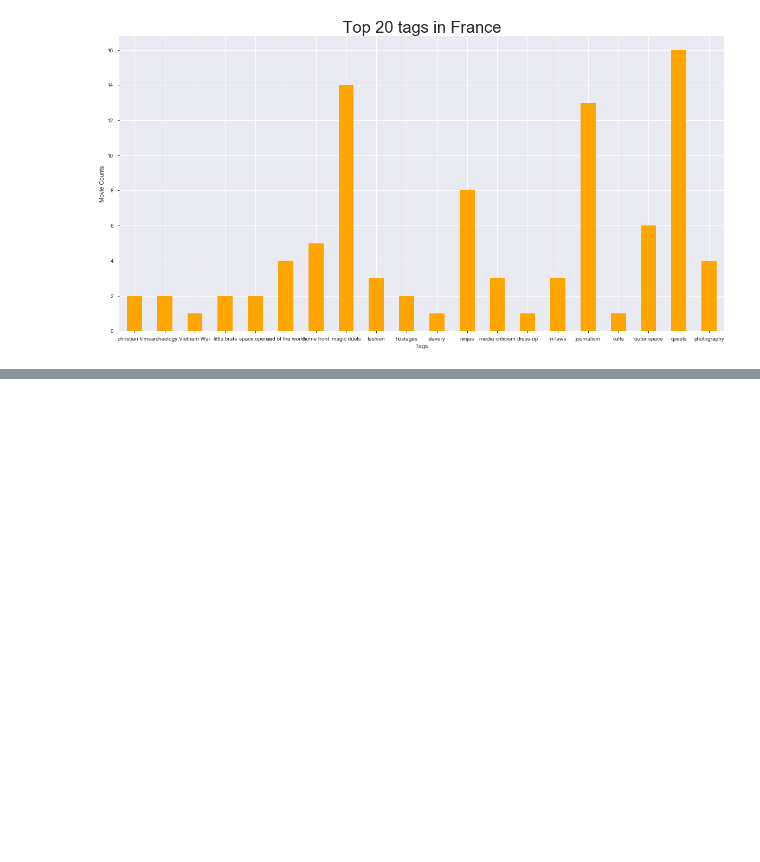
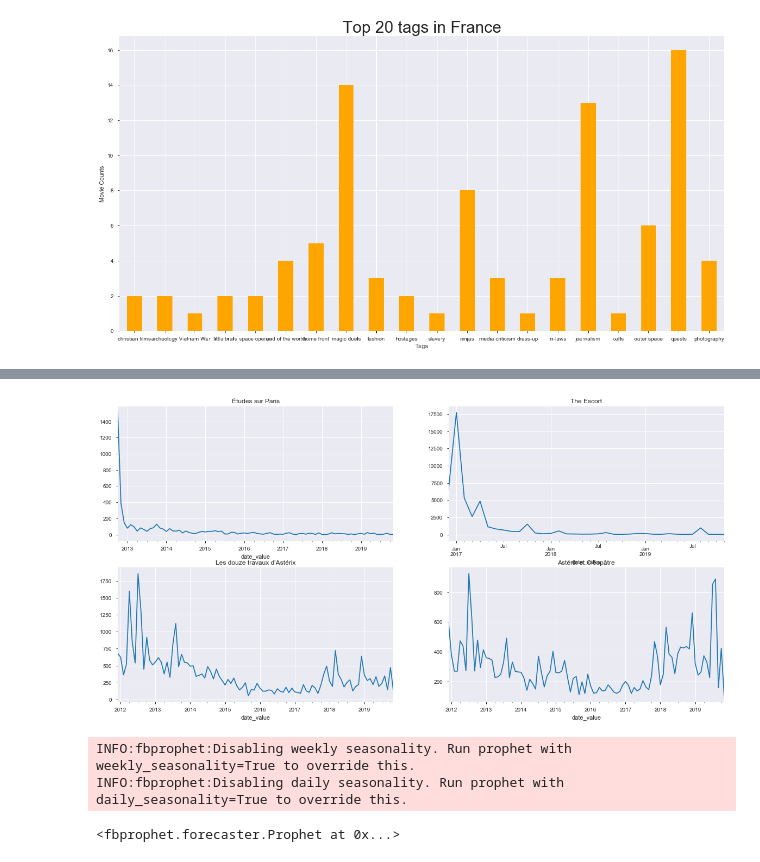
Before and after one commit to SapiensZ/UnderTheMilkyWay, a Jupyter notebook: FR - Ru.ipynb, the cells around one changed output, grey strips where cells are left out. Drawn from its saved outputs; the diff is of its cells as text; code cells hidden in the pictures; blank space fills up the shorter version.

Commit message:
Revenue predictions given monthly transaction history

```diff
--- a/FR - Ru.ipynb
+++ b/FR - Ru.ipynb
@@ -59,0 +64,2 @@ plt.xticks(rotation=0)
+# %%
+df = pd.read_csv("UMW_FR_reduced.csv", sep=",", parse_dates=['date_value'], index_col=['date_value'])
@@ -59,0 +68,4 @@ plt.xticks(rotation=0)
+# %%
+#Revenue by movie
+data = df.groupby('original_title')['royalties_paid_eur'].sum().sort_values()
+data
@@ -59,0 +86,14 @@ plt.xticks(rotation=0)
+# %%
+#Revenue by time for four random chosen movies - we may need to find a metric to do the clustering
+
+movies = ['Études sur Paris', 'The Escort', "Les douze travaux d'Astérix", 'Astérix et Cléopâtre']
+
+fig, axes = plt.subplots(2, 2, figsize=(20, 20))
+axes = axes.ravel()
+for i in range(len(movies)):
+    axes[i].set_title(movies[i])
+    mask = df['original_title'] == movies[i]
+    data = df[mask].resample('1M')['royalties_paid_eur'].sum()
+    data.plot.line(figsize = (20, 10), ax=axes[i])
+# %% [output]
+[figure, added]
@@ -59,0 +109,6 @@ plt.xticks(rotation=0)
+# %%
+model.fit(data)
+# %% [output]
+INFO:fbprophet:Disabling weekly seasonality. Run prophet with weekly_seasonality=True to override this.
+INFO:fbprophet:Disabling daily seasonality. Run prophet with daily_seasonality=True to override this.
+<fbprophet.forecaster.Prophet at 0x...>
```
Also changed, not shown: parts of 10 cells of this notebook.
